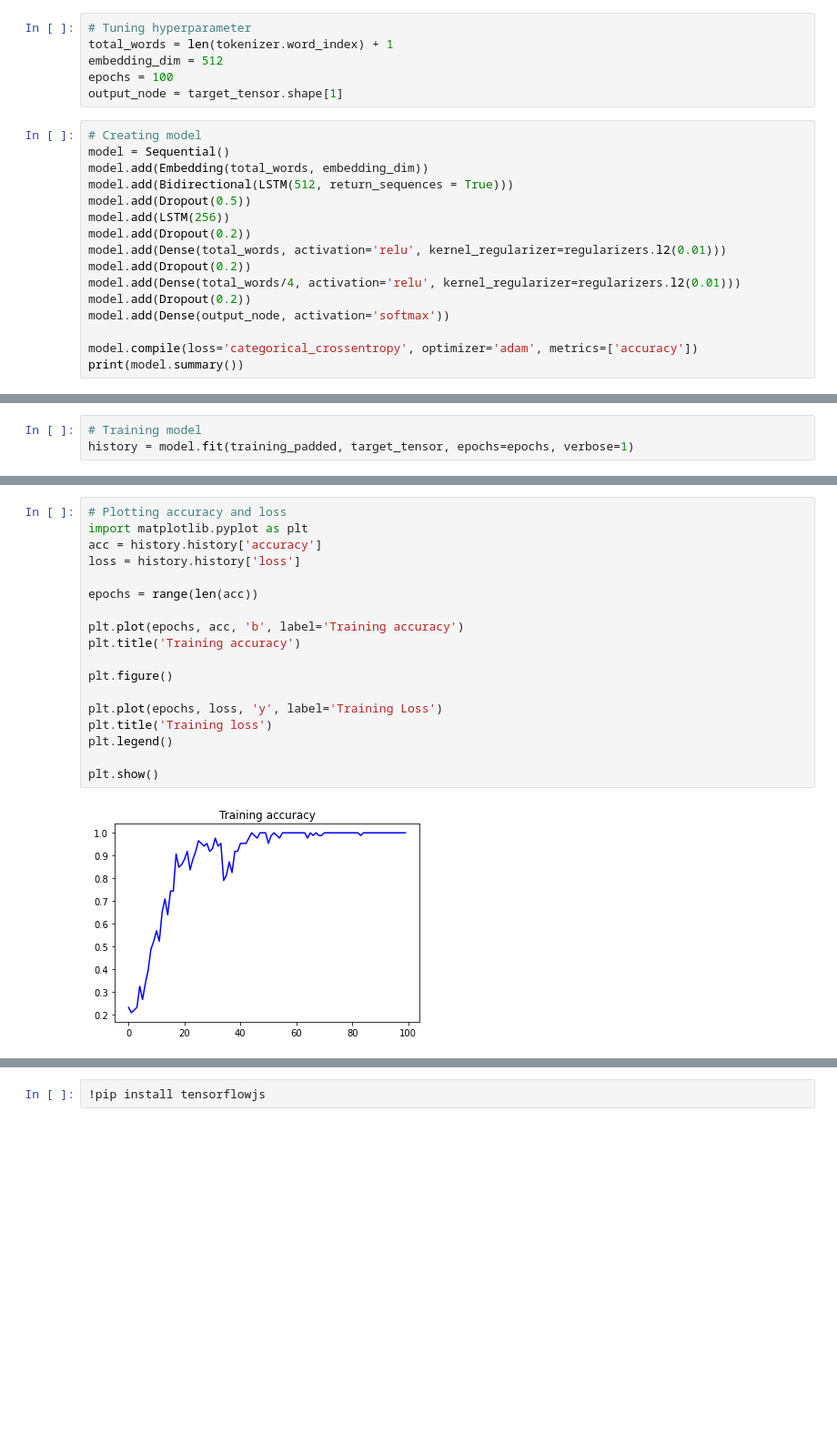
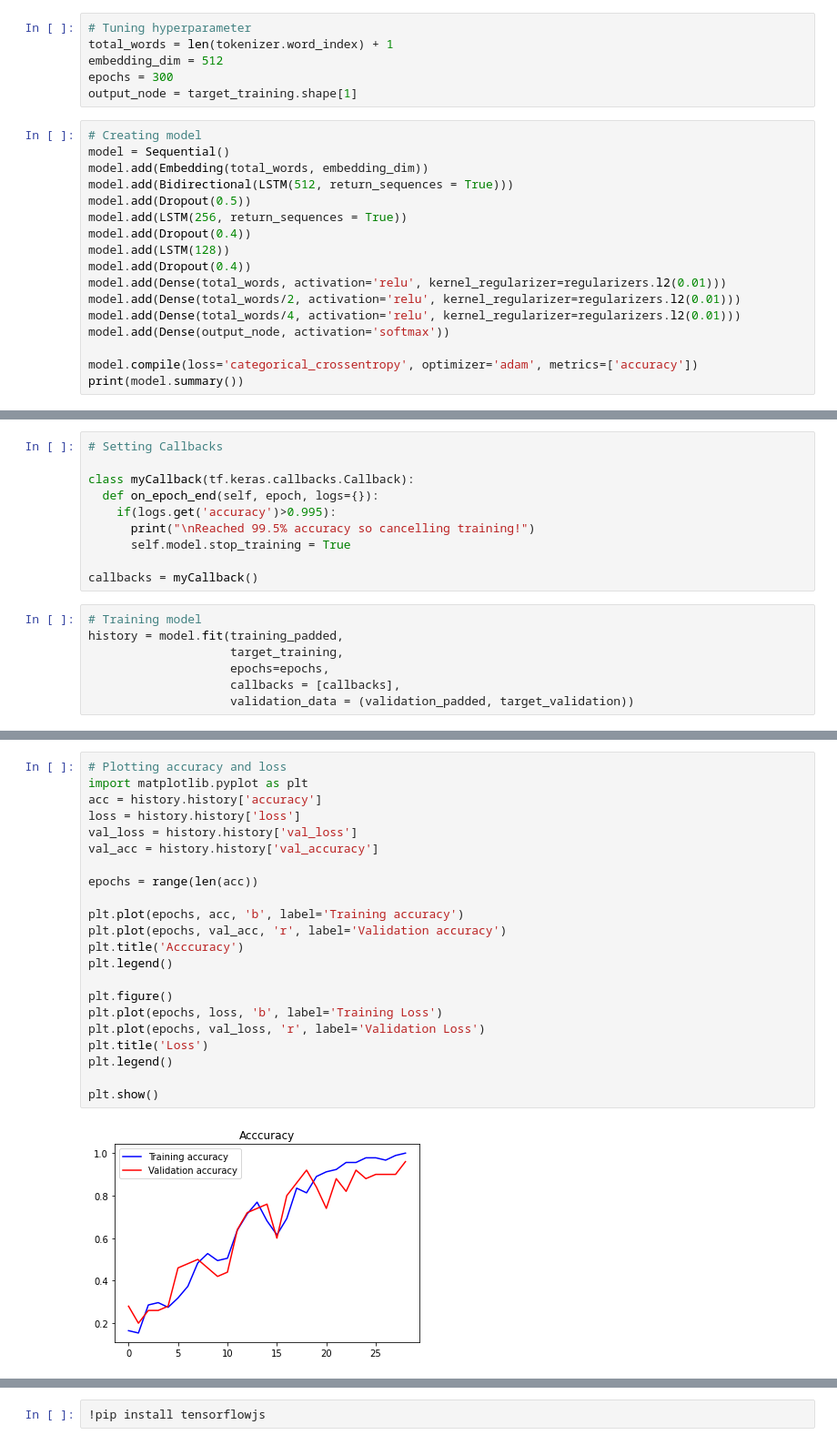
Before and after one commit to B21-CAP0276/capstone-project-B21CAP0276, a Jupyter notebook: models/Model.ipynb, the cells around one changed output, grey strips where cells are left out. Shown at 91% size. Cells and saved outputs as stored; diff of their text form; blank space fills up the shorter version.

Commit message:
Update model
Update model with adding validation dataset

```diff
--- a/models/Model.ipynb
+++ b/models/Model.ipynb
@@ -88,20 +130,21 @@ for trg in targets:
 # Tuning hyperparameter
 total_words = len(tokenizer.word_index) + 1
 embedding_dim = 512
-epochs = 100
-output_node = target_tensor.shape[1]
+epochs = 300
+output_node = target_training.shape[1]
 # %%
 # Creating model
 model = Sequential()
 model.add(Embedding(total_words, embedding_dim))
 model.add(Bidirectional(LSTM(512, return_sequences = True)))
 model.add(Dropout(0.5))
-model.add(LSTM(256))
-model.add(Dropout(0.2))
+model.add(LSTM(256, return_sequences = True))
+model.add(Dropout(0.4))
+model.add(LSTM(128))
+model.add(Dropout(0.4))
 model.add(Dense(total_words, activation='relu', kernel_regularizer=regularizers.l2(0.01)))
-model.add(Dropout(0.2))
+model.add(Dense(total_words/2, activation='relu', kernel_regularizer=regularizers.l2(0.01)))
 model.add(Dense(total_words/4, activation='relu', kernel_regularizer=regularizers.l2(0.01)))
-model.add(Dropout(0.2))
 model.add(Dense(output_node, activation='softmax'))
 
 model.compile(loss='categorical_crossentropy', optimizer='adam', metrics=['accuracy'])
@@ -124,7 +167,21 @@ Trainable params: 5,565,271
 Non-trainable params: 0
 _________________________________________________________________
 None
+# %%
+# Setting Callbacks
+
+class myCallback(tf.keras.callbacks.Callback):
+  def on_epoch_end(self, epoch, logs={}):
+    if(logs.get('accuracy')>0.995):
+      print("\nReached 99.5% accuracy so cancelling training!")
+      self.model.stop_training = True
+
+callbacks = myCallback()
 # %%
 # Training model
-history = model.fit(training_padded, target_tensor, epochs=epochs, verbose=1)
+history = model.fit(training_padded,
+                    target_training,
+                    epochs=epochs,
+                    callbacks = [callbacks],
+                    validation_data = (validation_padded, target_validation))
 # %% [output]
@@ -148,20 +205,24 @@ Epoch 100/100
 # %%
 # Plotting accuracy and loss
 import matplotlib.pyplot as plt
 acc = history.history['accuracy']
 loss = history.history['loss']
+val_loss = history.history['val_loss']
+val_acc = history.history['val_accuracy']
 
 epochs = range(len(acc))
 
 plt.plot(epochs, acc, 'b', label='Training accuracy')
-plt.title('Training accuracy')
+plt.plot(epochs, val_acc, 'r', label='Validation accuracy')
+plt.title('Acccuracy')
+plt.legend()
 
 plt.figure()
-
-plt.plot(epochs, loss, 'y', label='Training Loss')
-plt.title('Training loss')
+plt.plot(epochs, loss, 'b', label='Training Loss')
+plt.plot(epochs, val_loss, 'r', label='Validation Loss')
+plt.title('Loss')
 plt.legend()
 
 plt.show()
 # %% [output]
-[figure, old version]
+[figure, new version]
```
Also changed, not shown: parts of 21 cells of this notebook, 2 other files.
